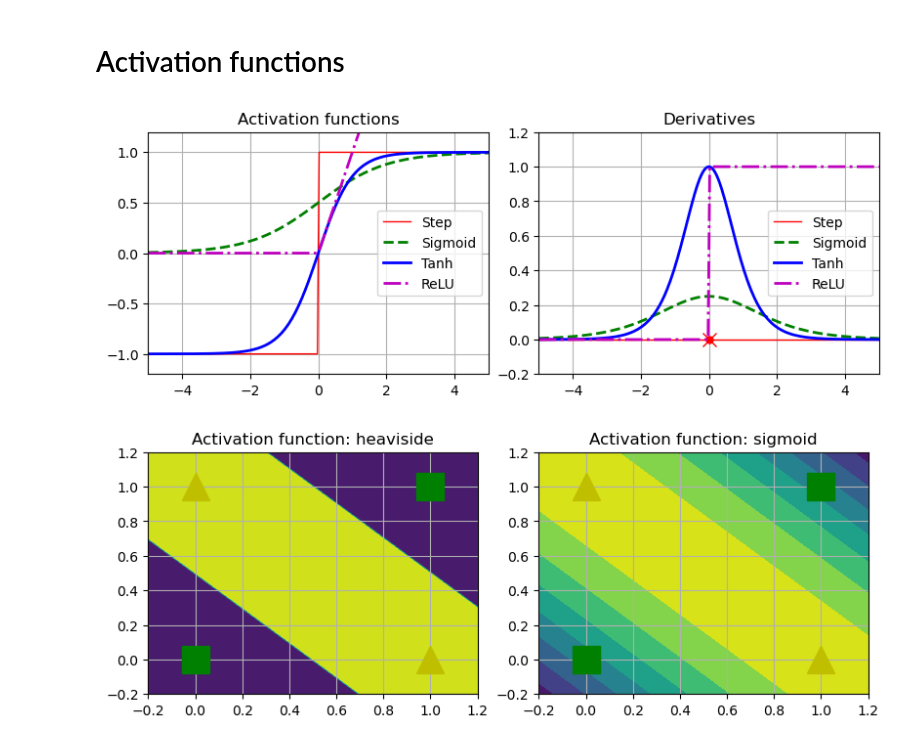
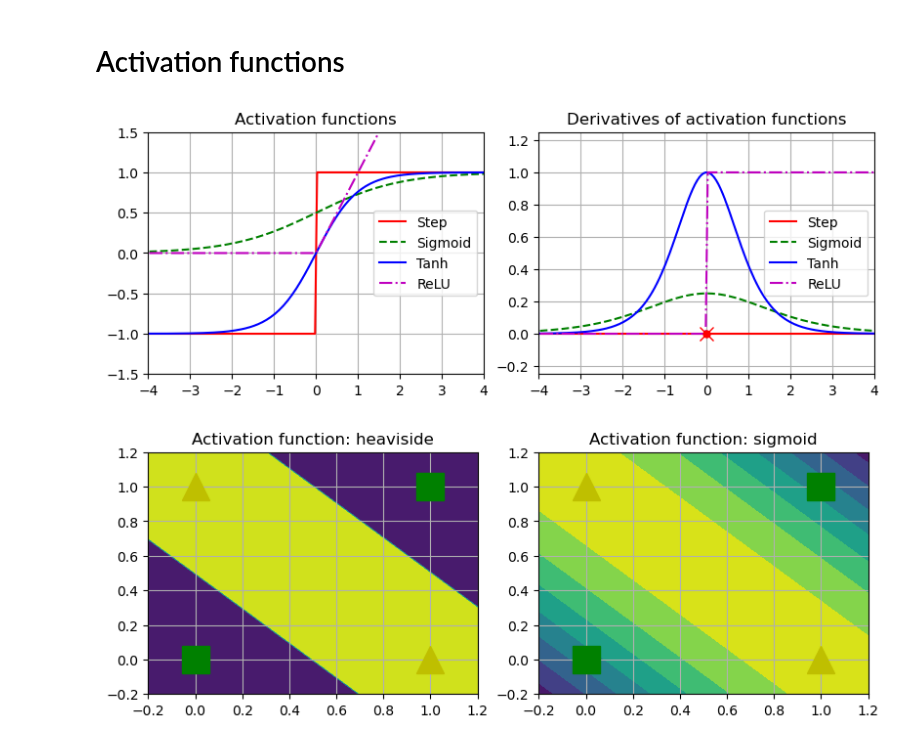
Before and after one commit to jy12060026ai/excss-stats, a Jupyter notebook: handson-dl/101-intro-keras.ipynb, the cells around one changed output. Saved outputs shown, nothing was run; the diff lists cells and outputs as text; code cells hidden in the pictures.

```diff
--- a/handson-dl/101-intro-keras.ipynb
+++ b/handson-dl/101-intro-keras.ipynb
@@ -42,9 +41,11 @@ array([4.])
 a = -per_clf.coef_[0][0] / per_clf.coef_[0][1]
 b = -per_clf.intercept_ / per_clf.coef_[0][1]
 
-axes = [0, 5, 0, 2]
+lims = [0, 5, 0, 2]
 
 x0, x1 = np.meshgrid(
-        np.linspace(axes[0], axes[1], 500).reshape(-1, 1),
-        np.linspace(axes[2], axes[3], 200).reshape(-1, 1),
+        np.linspace(lims[0], lims[1], 500).reshape(-1, 1),
+        np.linspace(lims[2], lims[3], 200).reshape(-1, 1),
     )
+
+x0.shape
@@ -82,12 +81,12 @@ array([[1, 1, 1, ..., 0, 0, 0],
 # %%
 from matplotlib.colors import ListedColormap
 # %%
-_, ax = plt.subplots(figsize=(8, 4), dpi=100)
+_, ax = plt.subplots(figsize=(6, 4), dpi=100)
 
 ax.plot(X[y == 0, 0], X[y == 0, 1], "bs", label="Not Iris-Setosa")
 ax.plot(X[y == 1, 0], X[y == 1, 1], "yo", label="Iris-Setosa")
 
-ax.plot([axes[0], axes[1]], [a * axes[0] + b, a * axes[1] + b],
+ax.plot([lims[0], lims[1]], [a * lims[0] + b, a * lims[1] + b],
         "k-",
         linewidth=3)
 
@@ -96,9 +95,7 @@ custom_cmap = ListedColormap(['#9898ff', '#fafab0'])
 ax.contourf(x0, x1, zz, cmap=custom_cmap)
 ax.set(xlabel="Petal length", ylabel="Petal width")
 ax.legend(loc="lower right")
-
-xmin, xmax, ymin, ymax = axes
-ax.set(xlim=(xmin, xmax), ylim=(ymin, ymax))
+ax.axis(lims)
 plt.show()
 # %% [output]
 [figure]
@@ -113,36 +110,38 @@ def relu(z):
 
 def derivative(f, z, eps=0.000001):
     return (f(z + eps) - f(z - eps))/(2 * eps)
-# %%
-z = np.linspace(-5, 5, 200)
-
-_, axes = plt.subplots(1,
-                       2,
-                       figsize=(8, 3),
-                       dpi=100,
-                       sharex=True,
-                       constrained_layout=True)
-
-axes[0].plot(z, np.sign(z), "r-", linewidth=1, label="Step")
-axes[0].plot(z, sigmoid(z), "g--", linewidth=2, label="Sigmoid")
-axes[0].plot(z, np.tanh(z), "b-", linewidth=2, label="Tanh")
-axes[0].plot(z, relu(z), "m-.", linewidth=2, label="ReLU")
-axes[0].grid(1)
-axes[0].legend(loc="center right", fontsize='medium')
-axes[0].set(title="Activation functions", xlim=[-5, 5], ylim=[-1.2, 1.2])
-
-axes[1].plot(0, 0, "ro", markersize=5)
-axes[1].plot(0, 0, "rx", markersize=10)
-axes[1].plot(z, derivative(np.sign, z), "r-", linewidth=1, label="Step")
-axes[1].plot(z, derivative(sigmoid, z), "g--", linewidth=2, label="Sigmoid")
-axes[1].plot(z, derivative(np.tanh, z), "b-", linewidth=2, label="Tanh")
-axes[1].plot(z, derivative(relu, z), "m-.", linewidth=2, label="ReLU")
-axes[1].grid(1)
-axes[1].legend(loc="center right", fontsize='medium')
-axes[1].set(title="Derivatives", ylim=[-0.2, 1.2])
-plt.show()
-# %% [output]
-[figure, removed]
+# %%
+z = np.linspace(-5, 5, 200)
+
+_, axes = plt.subplots(1,
+                       2,
+                       figsize=(8, 3),
+                       dpi=100,
+                       sharex=True,
+                       constrained_layout=True)
+
+funcs = [np.sign, sigmoid, np.tanh, relu]
+styles = ["r-", "g--", "b-", "m-."]
+labels = ["Step", "Sigmoid", "Tanh", "ReLU"]
+
+for func, style, label in zip(funcs, styles, labels):
+    axes[0].plot(z, func(z), style, label=label)
+    axes[1].plot(z, derivative(func, z), style, label=label)
+
+titles = ["Activation functions", "Derivatives of activation functions"]
+limss = [[-4, 4, -1.5, 1.5], [-4, 4, -.25, 1.25]]
+
+for title, lims, ax in zip(titles, limss, axes.flatten()):
+    ax.axis(lims)
+    ax.set(title=title)
+    ax.grid(1)
+    ax.legend(loc="center right")
+
+axes[1].plot(0, 0, "ro", markersize=5)
+axes[1].plot(0, 0, "rx", markersize=10)
+plt.show()
+# %% [output]
+[figure, added]
 # %%
 def heaviside(z):
     return (z >= 0).astype(z.dtype)
```
Also changed, not shown: parts of 51 cells of this notebook, 4 other files.
